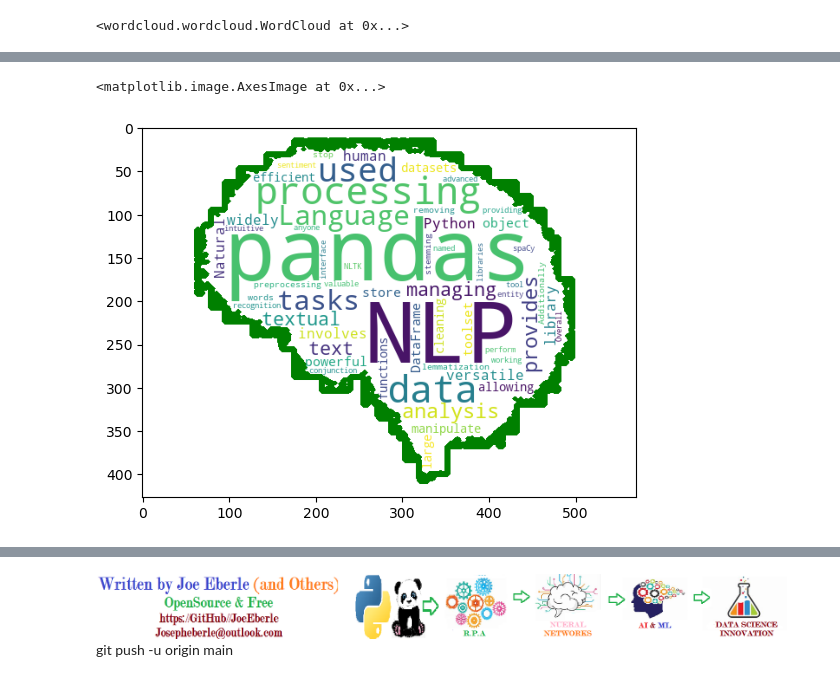
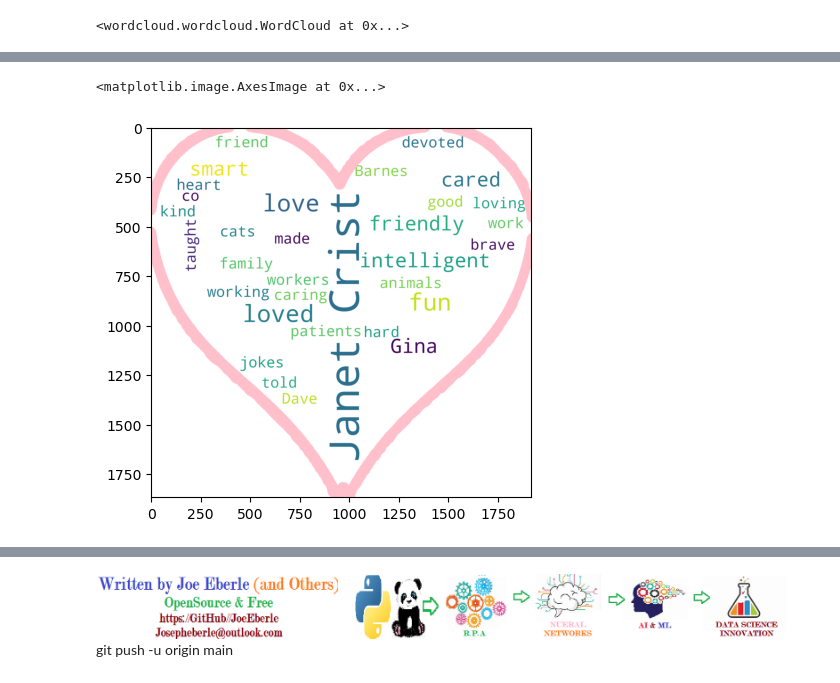
Before and after one commit to JoeEberle/word_cloud, a Jupyter notebook: word_cloud.ipynb, the cells around one changed output, grey strips where cells are left out. Saved outputs shown, nothing was run; the diff lists cells and outputs as text; code cells hidden in the pictures.

```diff
--- a/word_cloud.ipynb
+++ b/word_cloud.ipynb
@@ -179,3 +179,28 @@ plt.imshow(wc)
 wc.to_file('wordcloud_output.png')
 # %% [output]
 <wordcloud.wordcloud.WordCloud at 0x...>
+# %%
+text1 = """
+Janet Crist cared
+Janet Crist was fun and friendly
+Janet Crist was fun and friendly
+Janet Crist was devoted and hard working
+Janet Crist loved cats and animals
+Janet Crist loved her family
+Janet Crist loved her co-workers
+Janet Crist was smart and intelligent
+Janet Crist was smart and intelligent
+Janet Crist is in my heart
+Janet Crist was a good friend
+Janet Crist made work fun
+Janet Crist told jokes
+Janet Crist was brave and loving
+Janet Crist was kind and caring
+Janet Crist taught me
+Janet Crist loves Gina and Dave Barnes
+Janet Crist loves Gina
+We all love  Janet Crist
+Janet Crist cared about patients
+"""
+
+print(text1)
@@ -182,21 +228,21 @@ wc.to_file('wordcloud_output.png')
 # %%
-shape = np.array(PIL.Image.open('brain.jpg'))
+shape = np.array(PIL.Image.open('heart.jpg'))
 
 wc = WordCloud(
         background_color ='white',
         stopwords=stopwords,
         mask = shape,
         height=600,
         width=400,
-        contour_color='green',
-        contour_width=10
+        contour_color='Pink',
+        contour_width=100
 )
 
-wc.generate(text2)
+wc.generate(text1)
 plt.imshow(wc)
 # %% [output]
 <matplotlib.image.AxesImage at 0x...>
-[figure, old version]
+[figure, new version]
 # %%
 wc.generate(text4)
 wc.to_file('wordcloud_output.png')
```
Also changed, not shown: parts of 6 cells of this notebook.
